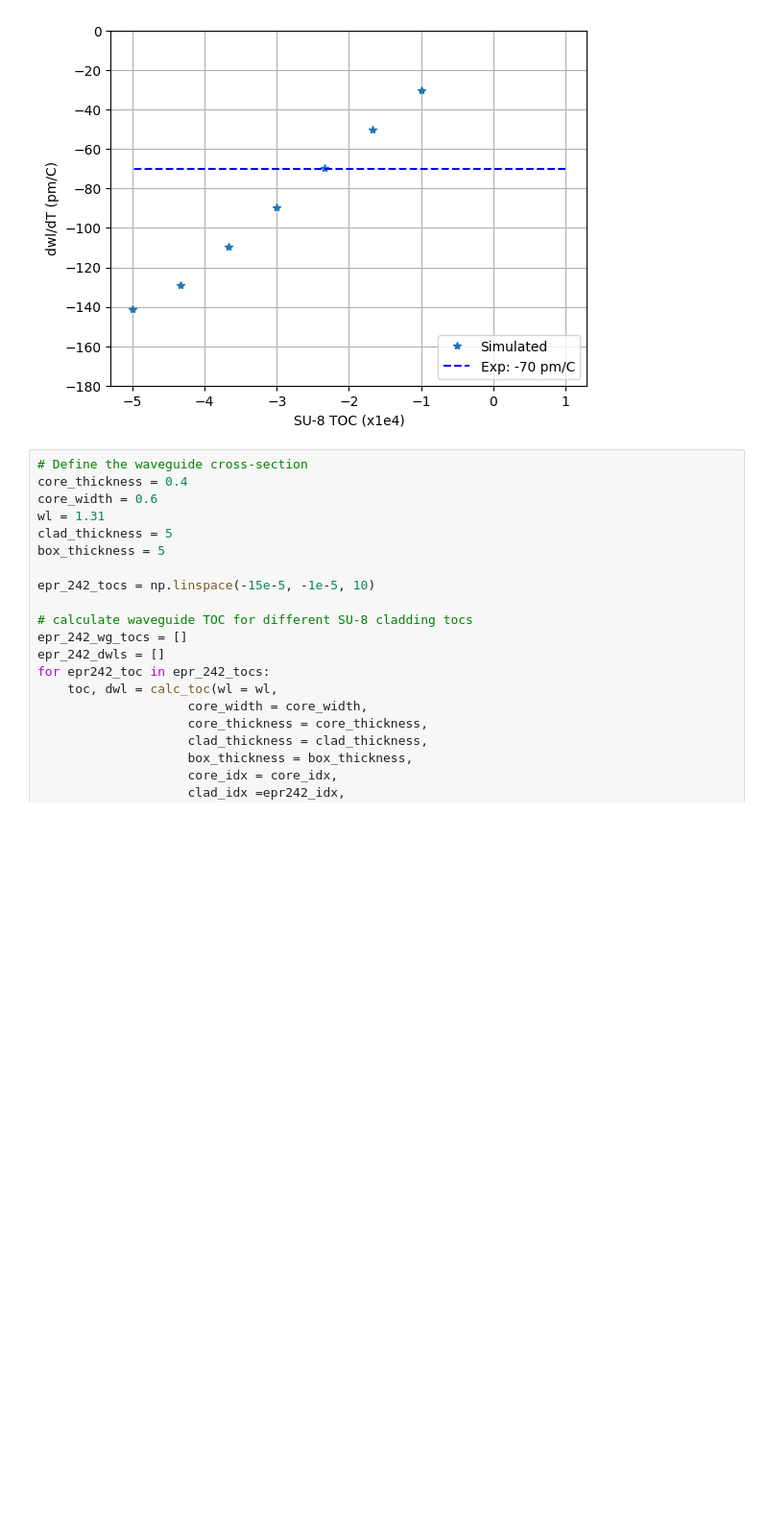
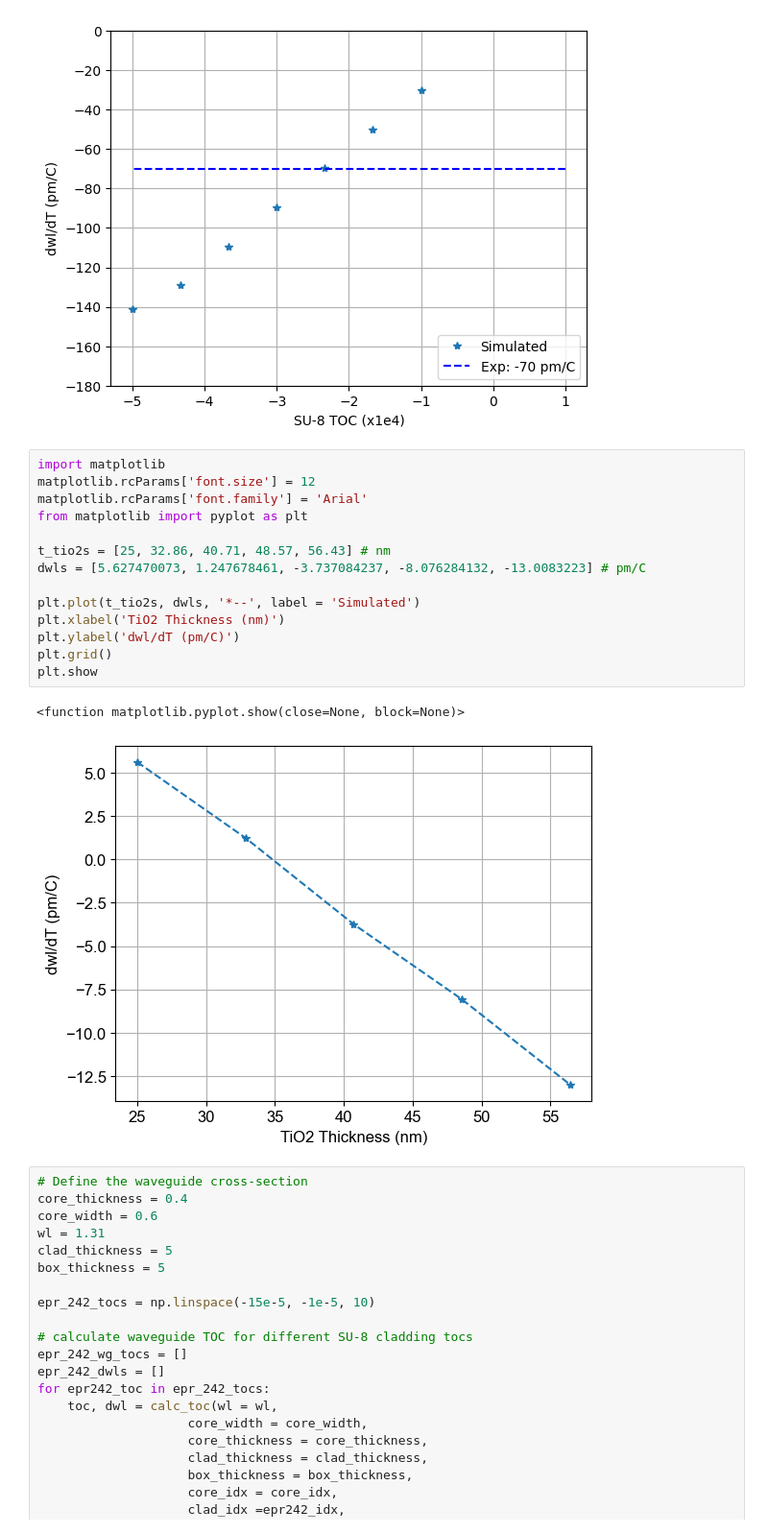
Before and after one commit to sp-sgundavarapu/tidy3d-notebooks, a Jupyter notebook: WaveguidePluginDemonstration.ipynb, the cells around one changed output. Shown at 96% size. Drawn from its saved outputs; the diff is of its cells as text; blank space fills up the shorter version.

```diff
--- a/WaveguidePluginDemonstration.ipynb
+++ b/WaveguidePluginDemonstration.ipynb
@@ -348,6 +356,23 @@ plt.grid()
 plt.show()
 # %% [output]
 [figure]
+# %%
+import matplotlib
+matplotlib.rcParams['font.size'] = 12
+matplotlib.rcParams['font.family'] = 'Arial'
+from matplotlib import pyplot as plt
+
+t_tio2s = [25, 32.86, 40.71, 48.57, 56.43] # nm
+dwls = [5.627470073, 1.247678461, -3.737084237, -8.076284132, -13.0083223] # pm/C
+
+plt.plot(t_tio2s, dwls, '*--', label = 'Simulated')
+plt.xlabel('TiO2 Thickness (nm)')
+plt.ylabel('dwl/dT (pm/C)')
+plt.grid()
+plt.show
+# %% [output]
+<function matplotlib.pyplot.show(close=None, block=None)>
+[figure, added]
 # %%
 # Define the waveguide cross-section
 core_thickness = 0.4
```
Also changed, not shown: parts of 3 cells of this notebook, 7 other files.
